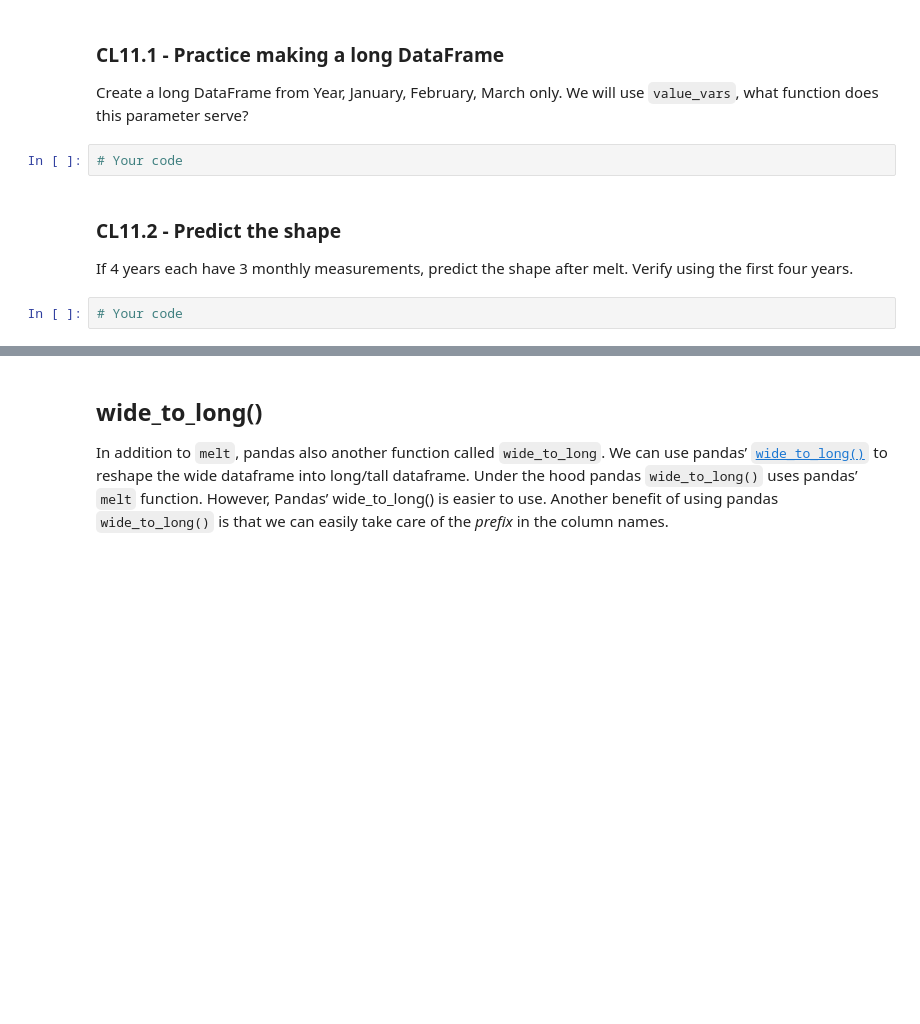
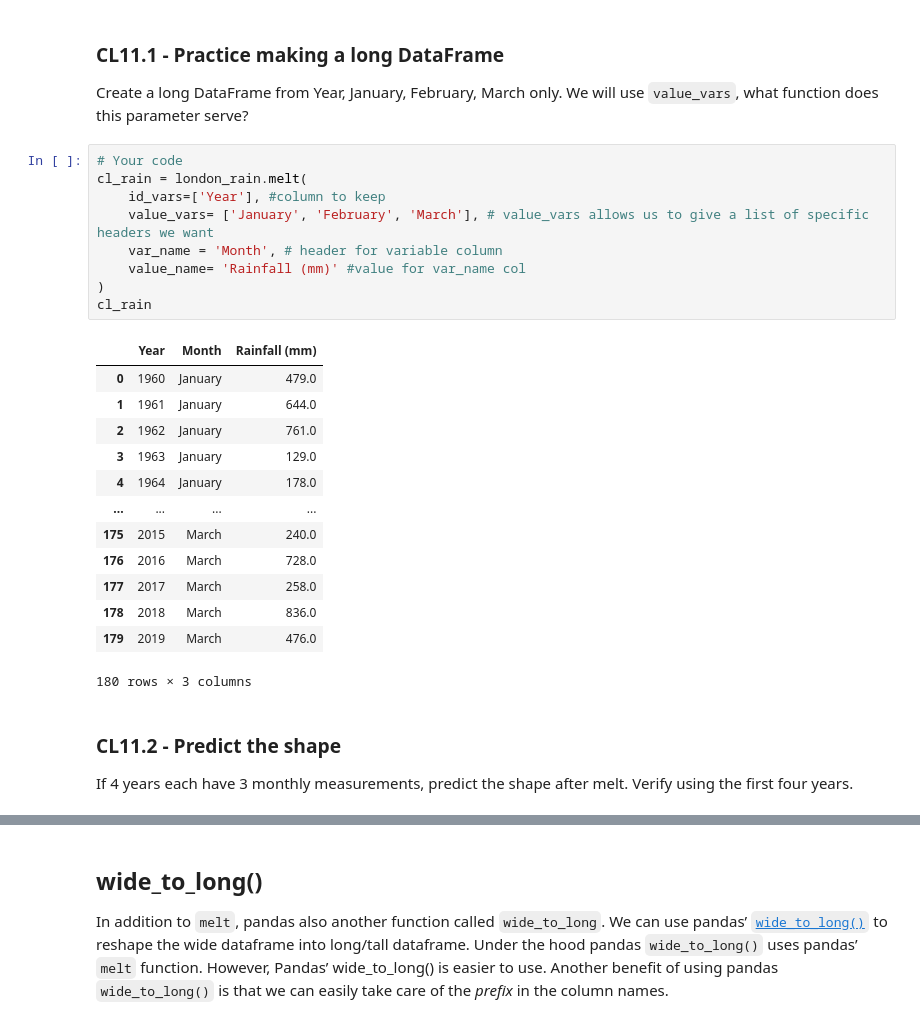
Before and after one commit to satam2/CS133-Data-Vis, a Jupyter notebook: Module04_group-bin/M04_Colab11_reshaping_wide_long.ipynb, the cells around one changed output, grey strips where cells are left out. Saved outputs shown, nothing was run; the diff lists cells and outputs as text; blank space fills up the shorter version.

```diff
--- a/Module04_group-bin/M04_Colab11_reshaping_wide_long.ipynb
+++ b/Module04_group-bin/M04_Colab11_reshaping_wide_long.ipynb
@@ -114,10 +117,29 @@ between 1960 and 2019''', y=1.06);
 # %% [markdown]
 ### CL11.1 - Practice making a long DataFrame
 Create a long DataFrame from Year, January, February, March only. We will use `value_vars`, what function does this parameter serve?
-# %%
-# Your code
+# %%
+# Your code
+cl_rain = london_rain.melt(
+    id_vars=['Year'], #column to keep
+    value_vars= ['January', 'February', 'March'], # value_vars allows us to give a list of specific headers we want
+    var_name = 'Month', # header for variable column
+    value_name= 'Rainfall (mm)' #value for var_name col
+)
+cl_rain
+# %% [output]
+|  | Year | Month | Rainfall (mm) |
+| 0 | 1960 | January | 479.0 |
+| 1 | 1961 | January | 644.0 |
+| 2 | 1962 | January | 761.0 |
+| 3 | 1963 | January | 129.0 |
+| 4 | 1964 | January | 178.0 |
+| ... | ... | ... | ... |
+| 175 | 2015 | March | 240.0 |
+| 176 | 2016 | March | 728.0 |
+| 177 | 2017 | March | 258.0 |
+| 178 | 2018 | March | 836.0 |
+| 179 | 2019 | March | 476.0 |
+180 rows × 3 columns
 # %% [markdown]
 ### CL11.2 - Predict the shape
 If 4 years each have 3 monthly measurements, predict the shape after melt. Verify using the first four years.
-# %%
-# Your code
```
Also changed, not shown: parts of 12 cells of this notebook.
